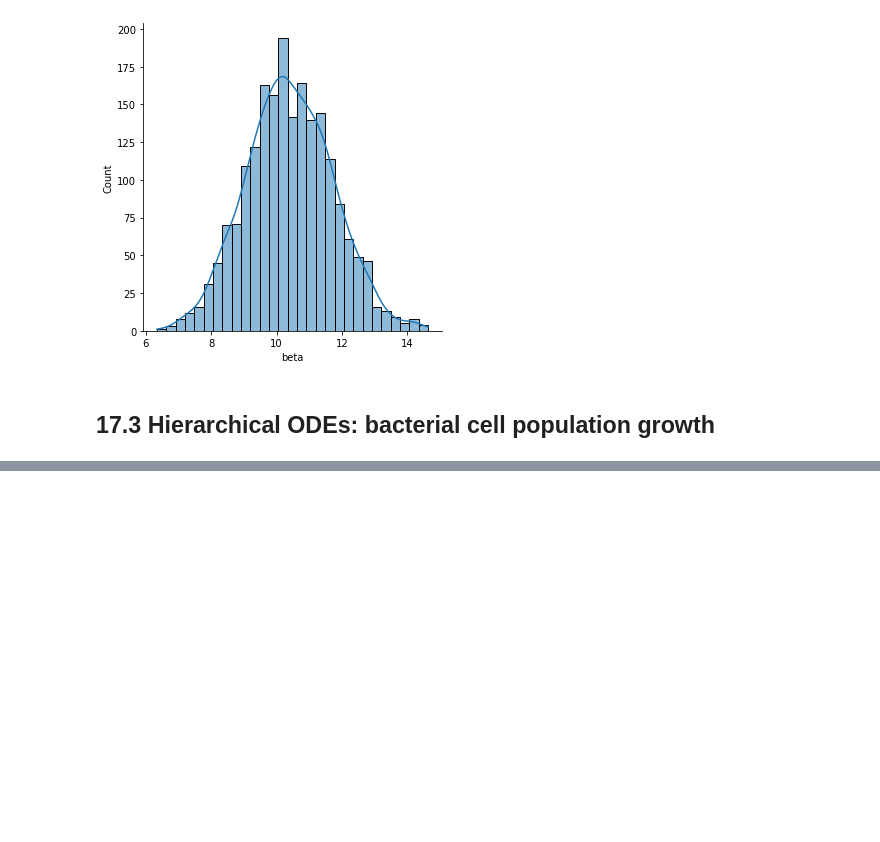
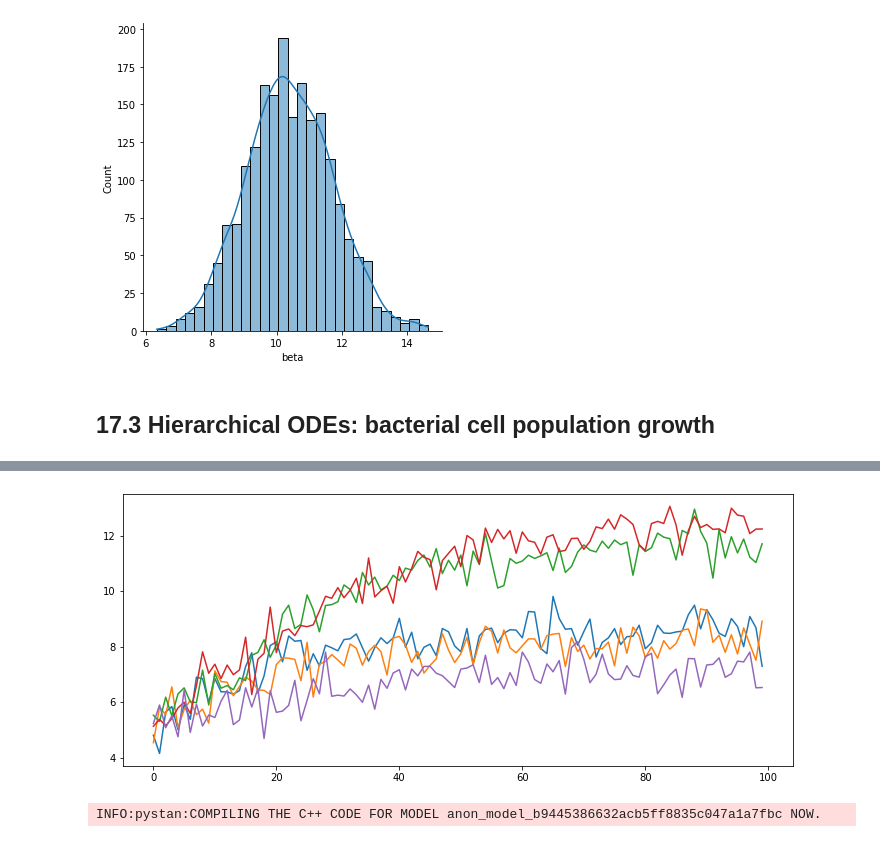
Before and after one commit to 0zero/StudentsGuideToBayesianStatistics, a Jupyter notebook: notebooks/Chapter 17 - Hierarchical models.ipynb, the cells around one changed output, grey strips where cells are left out. Drawn from its saved outputs; the diff is of its cells as text; code cells hidden in the pictures; blank space fills up the shorter version.

```diff
--- a/notebooks/Chapter 17 - Hierarchical models.ipynb
+++ b/notebooks/Chapter 17 - Hierarchical models.ipynb
@@ -1037,0 +1157,5 @@ sns.displot(fit_hom.to_dataframe()["beta"],kde=True)
+# %%
+plt.figure(figsize=(12,5))
+plt.plot(df[df.columns[1:-1]]);
+# %% [output]
+[figure, added]
@@ -1037,0 +1222,4 @@ sns.displot(fit_hom.to_dataframe()["beta"],kde=True)
+# %%
+sm_het = StanModel(model_code=model_het)
+# %% [output]
+INFO:pystan:COMPILING THE C++ CODE FOR MODEL anon_model_b9445386632acb5ff8835c047a1a7fbc NOW.
```
Also changed, not shown: parts of 64 cells of this notebook, 2 other files.
